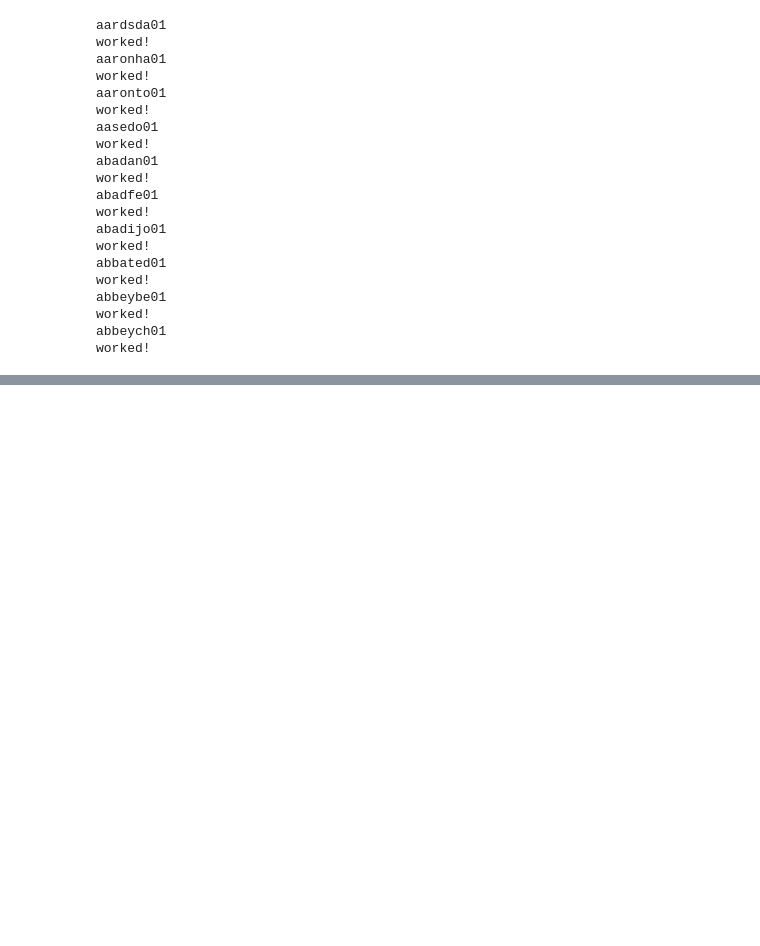
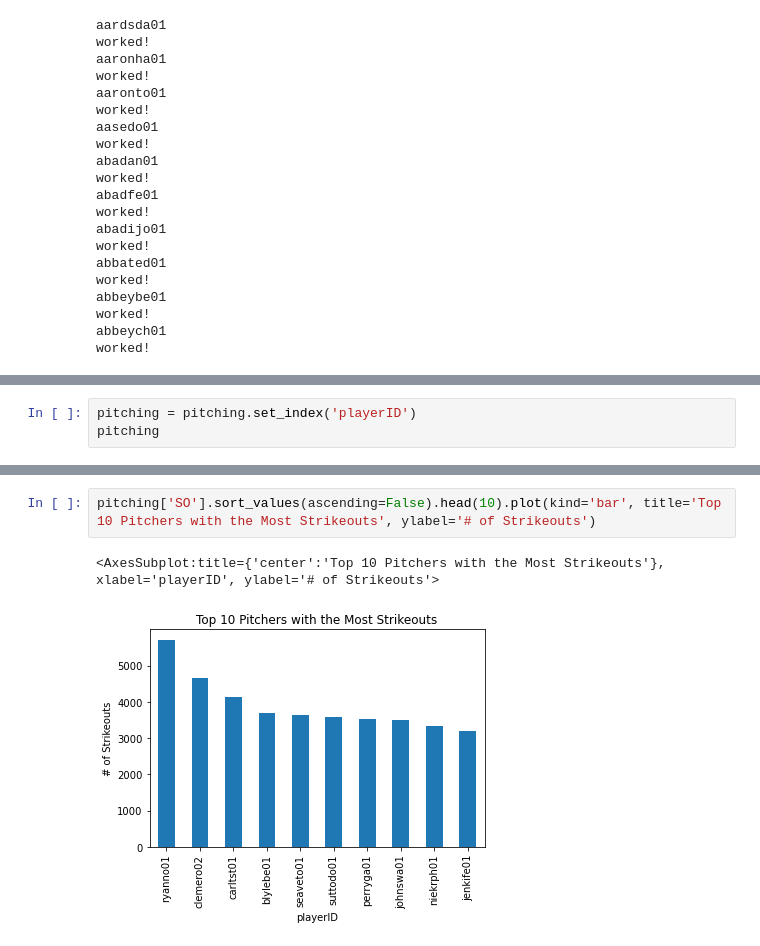
Before and after one commit to ctmurphey/ML-BaseballHoF, a Jupyter notebook: playwithdata.ipynb, the cells around one changed output, grey strips where cells are left out. Cells and saved outputs as stored; diff of their text form; blank space fills up the shorter version.

```diff
--- a/playwithdata.ipynb
+++ b/playwithdata.ipynb
@@ -110,0 +160,3 @@ He won the World Series 1 times
+# %%
+pitching = pitching.set_index('playerID')
+pitching
@@ -110,0 +191,5 @@ He won the World Series 1 times
+# %%
+pitching['SO'].sort_values(ascending=False).head(10).plot(kind='bar', title='Top 10 Pitchers with the Most Strikeouts', ylabel='# of Strikeouts')
+# %% [output]
+<AxesSubplot:title={'center':'Top 10 Pitchers with the Most Strikeouts'}, xlabel='playerID', ylabel='# of Strikeouts'>
+[figure, added]
```
Also changed, not shown: parts of 15 cells of this notebook, 3 other files.
